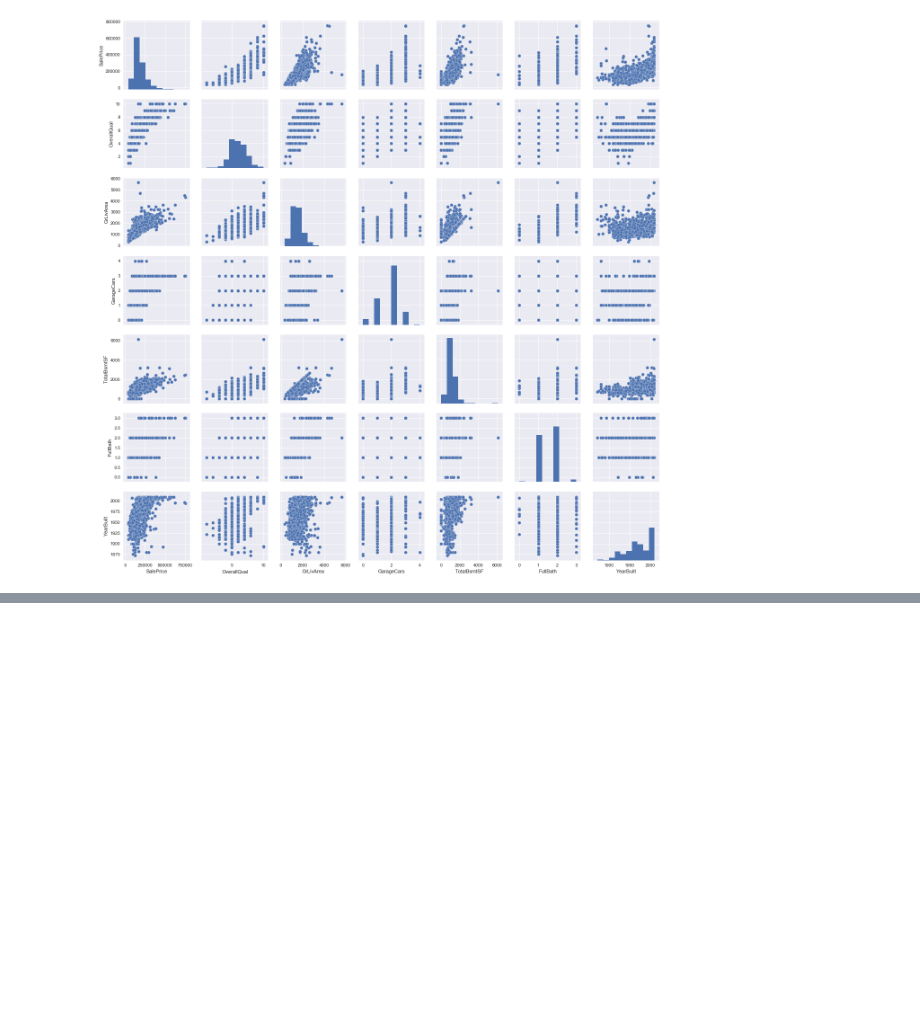
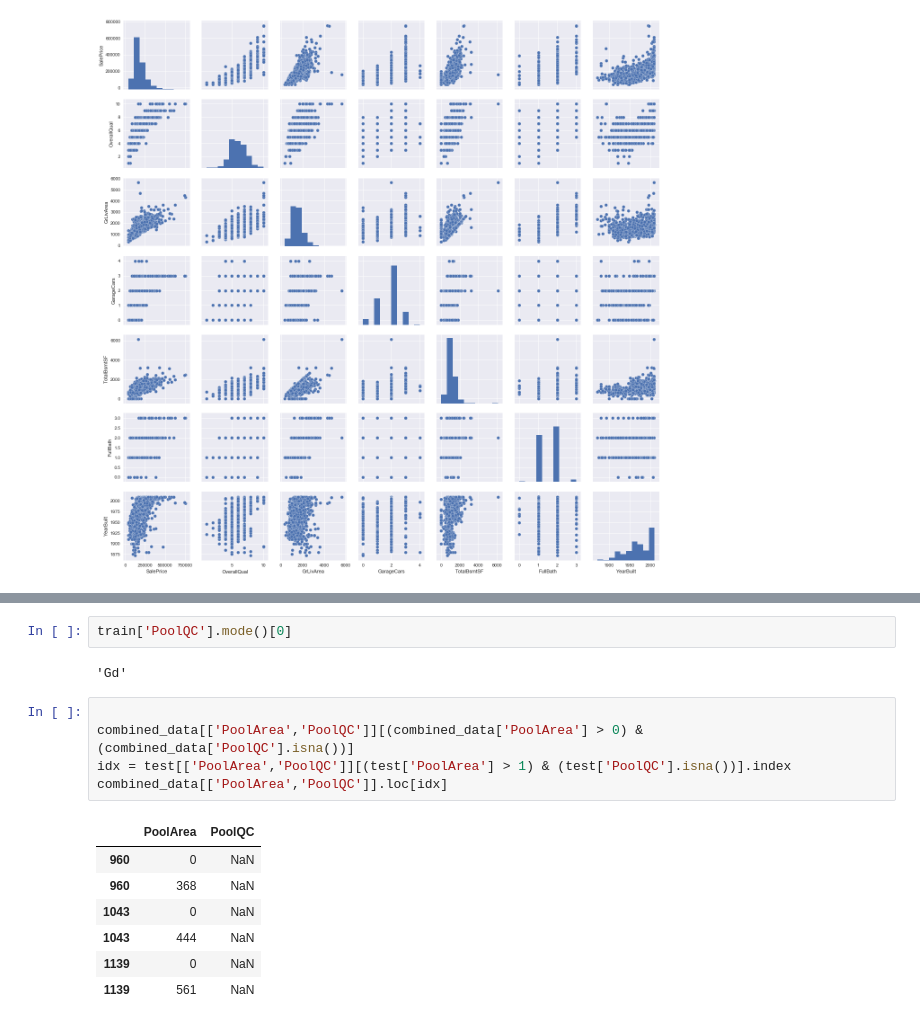
Before and after one commit to chazzy1/nycdsaML, a Jupyter notebook: choi/EDA.ipynb, the cells around one changed output, grey strips where cells are left out. Drawn from its saved outputs; the diff is of its cells as text; blank space fills up the shorter version.

```diff
--- a/choi/EDA.ipynb
+++ b/choi/EDA.ipynb
@@ -589,0 +428,17 @@ plt.show();
+# %%
+train['PoolQC'].mode()[0]
+# %% [output]
+'Gd'
+# %%
+
+combined_data[['PoolArea','PoolQC']][(combined_data['PoolArea'] > 0) & (combined_data['PoolQC'].isna())]
+idx = test[['PoolArea','PoolQC']][(test['PoolArea'] > 1) & (test['PoolQC'].isna())].index
+combined_data[['PoolArea','PoolQC']].loc[idx]
+# %% [output]
+|  | PoolArea | PoolQC |
+| 960 | 0 | NaN |
+| 960 | 368 | NaN |
+| 1043 | 0 | NaN |
+| 1043 | 444 | NaN |
+| 1139 | 0 | NaN |
+| 1139 | 561 | NaN |
```
Also changed, not shown: parts of 22 cells of this notebook, 7 other files.
